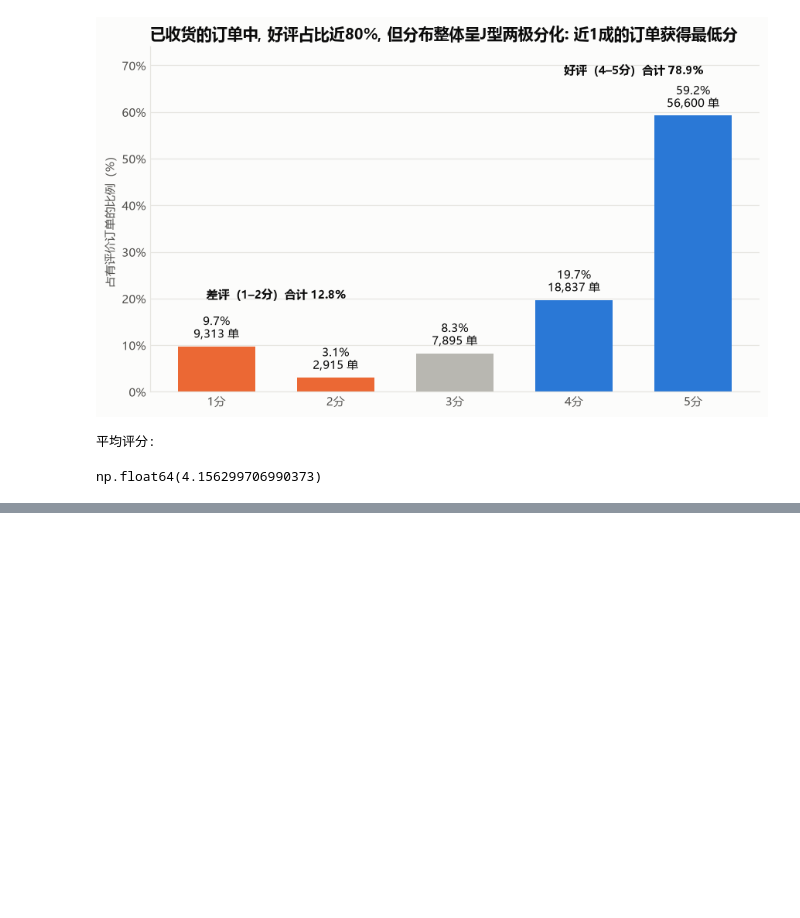
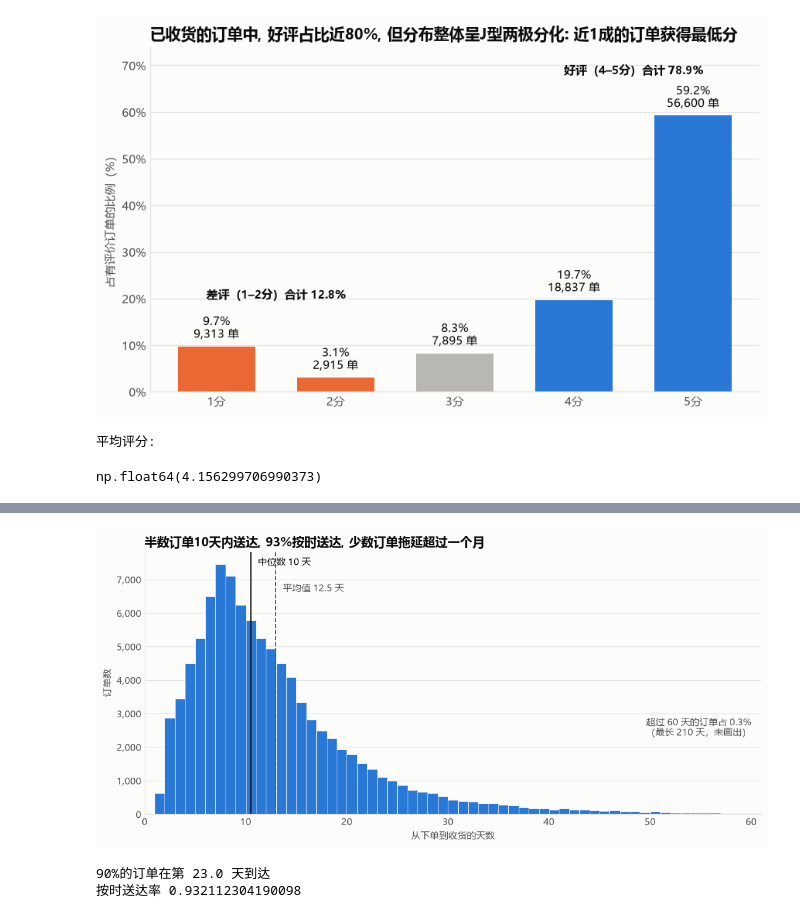
Before and after one commit to LeeMichael-L/olist-analytics, a Jupyter notebook: python/s1_overview.ipynb, the cells around one changed output, grey strips where cells are left out. Saved outputs shown, nothing was run; the diff lists cells and outputs as text; code cells hidden in the pictures; blank space fills up the shorter version.

```diff
--- a/python/s1_overview.ipynb
+++ b/python/s1_overview.ipynb
@@ -481,0 +484,12 @@ np.float64(4.156299706990373)
+# %%
+sql = """
+SELECT order_id, DATEDIFF(delivered_customer_ts, purchase_ts) AS delivery_days, DATEDIFF(delivered_customer_ts, estimated_delivery_date) AS delay_days
+FROM dwd_orders
+WHERE order_status = "delivered" AND in_analysis_window = 1 AND is_status_conflict = 0
+"""
+df_delivery = run_query(sql)
+average_delivery_days = df_delivery["delivery_days"].sum() / len(df_delivery)
+median_delivery_days = df_delivery["delivery_days"].median()
+print(f"average_delivery_days = {average_delivery_days}")
+print(f"median_delivery_days = {median_delivery_days}")
+df_delivery
@@ -481,0 +512,40 @@ np.float64(4.156299706990373)
+# %%
+days = df_delivery["delivery_days"]
+cap = 60                                   # 只画60天以内，超出部分用文字说明
+median_days = days.median()
+mean_days = days.mean()
+over_cap = (days > cap).mean()             # 超过60天的订单占比
+
+fig, ax = plt.subplots(figsize=(10, 4.8))
+
+# 直方图：每1天一个区间（bins），从0到60天
+ax.hist(days[days <= cap], bins=range(0, cap + 2), color=COLORS["blue"],
+        edgecolor=COLORS["surface"], linewidth=0.5)
+
+# 中位数（实线）和平均值（虚线）两条参考线
+ymax = ax.get_ylim()[1]
+ax.axvline(median_days + 0.5, color=COLORS["text"], linewidth=1.2)
+ax.text(median_days + 1.2, ymax * 0.95, f"中位数 {median_days:.0f} 天", fontsize=10, color=COLORS["text"])
+ax.axvline(mean_days + 0.5, color=COLORS["text_secondary"], linewidth=1.2, linestyle="--")
+ax.text(mean_days + 1.2, ymax * 0.85, f"平均值 {mean_days:.1f} 天", fontsize=10, color=COLORS["text_secondary"])
+
+# 说明没有画出的长尾
+ax.text(cap, ymax * 0.30, f"超过 {cap} 天的订单占 {over_cap:.1%}\n（最长 {days.max()} 天，未画出）",
+        ha="right", fontsize=10, color=COLORS["text_secondary"])
+
+ax.set_xlabel("从下单到收货的天数")
+ax.set_ylabel("订单数")
+ax.set_xlim(0, cap + 1)
+ax.yaxis.set_major_formatter(FuncFormatter(lambda v, _: f"{v:,.0f}"))
+ax.set_title("半数订单10天内送达, 93%按时送达, 少数订单拖延超过一个月")
+fig.tight_layout()
+fig.savefig("../docs/figures/fig4_delivery_days.png", dpi=150, bbox_inches="tight")
+plt.show()
+# %% [output]
+[figure, added]
+# %%
+print(f"90%的订单在第 {days.quantile(0.9)} 天到达")
+print(f"按时送达率 {(df_delivery["delay_days"] <= 0).mean()}")
+# %% [output]
+90%的订单在第 23.0 天到达
+按时送达率 0.932112304190098
```
Also changed, not shown: parts of 2 cells of this notebook, 1 other file.
